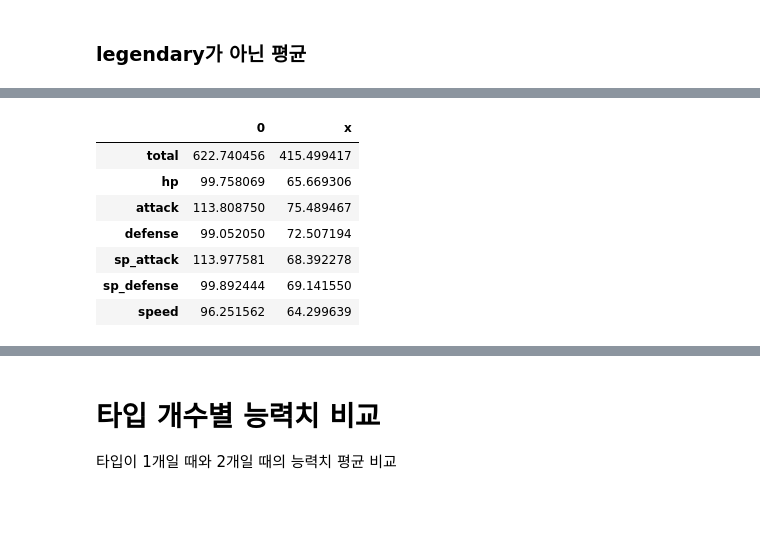
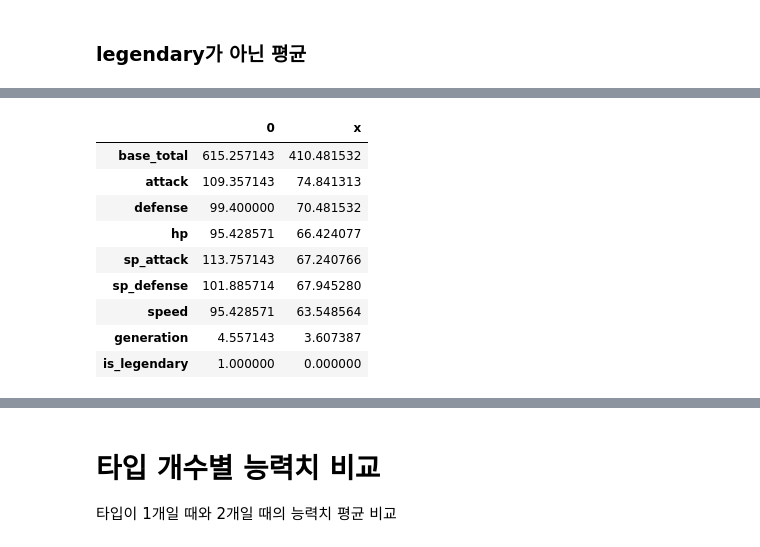
Before and after one commit to HAMJiyoung/Pokemon-EDA, a Jupyter notebook: pokemon.ipynb, the cells around one changed output, grey strips where cells are left out. Drawn from its saved outputs; the diff is of its cells as text; code cells hidden in the pictures; blank space fills up the shorter version.

```diff
--- a/pokemon.ipynb
+++ b/pokemon.ipynb
@@ -812,5 +770,5 @@ pokemon_stat_avg_legendary
 # %%
-stat_avg_by_legendary = pd.DataFrame(pokemon_stat_avg_legendary.mean())
+stat_avg_by_legendary = pd.DataFrame(pokemon_stat_legendary.mean())
 stat_avg_by_legendary
 # %% [output]
 |  | 0 |
@@ -849,15 +786,17 @@ pokemon_stat_avg_non_legendary
 # %%
-stat_avg_by_legendary = stat_avg_by_legendary.assign(x = pokemon_stat_avg_non_legendary.mean())
+stat_avg_by_legendary = stat_avg_by_legendary.assign(x = pokemon_stat_non_legendary.mean())
 stat_avg_by_legendary
 # %% [output]
 |  | 0 | x |
-| total | 622.740456 | 415.499417 |
-| hp | 99.758069 | 65.669306 |
-| attack | 113.808750 | 75.489467 |
-| defense | 99.052050 | 72.507194 |
-| sp_attack | 113.977581 | 68.392278 |
-| sp_defense | 99.892444 | 69.141550 |
-| speed | 96.251562 | 64.299639 |
+| base_total | 615.257143 | 410.481532 |
+| attack | 109.357143 | 74.841313 |
+| defense | 99.400000 | 70.481532 |
+| hp | 95.428571 | 66.424077 |
+| sp_attack | 113.757143 | 67.240766 |
+| sp_defense | 101.885714 | 67.945280 |
+| speed | 95.428571 | 63.548564 |
+| generation | 4.557143 | 3.607387 |
+| is_legendary | 1.000000 | 0.000000 |
 # %%
 stat_avg_by_legendary['diff'] = stat_avg_by_legendary[0] - stat_avg_by_legendary['x']
 stat_avg_by_legendary
```
Also changed, not shown: parts of 14 cells of this notebook.
